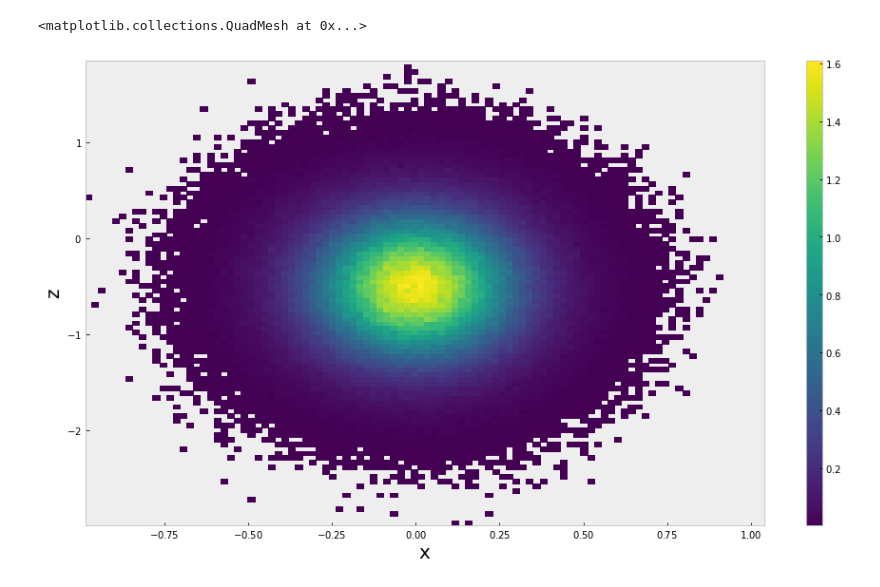
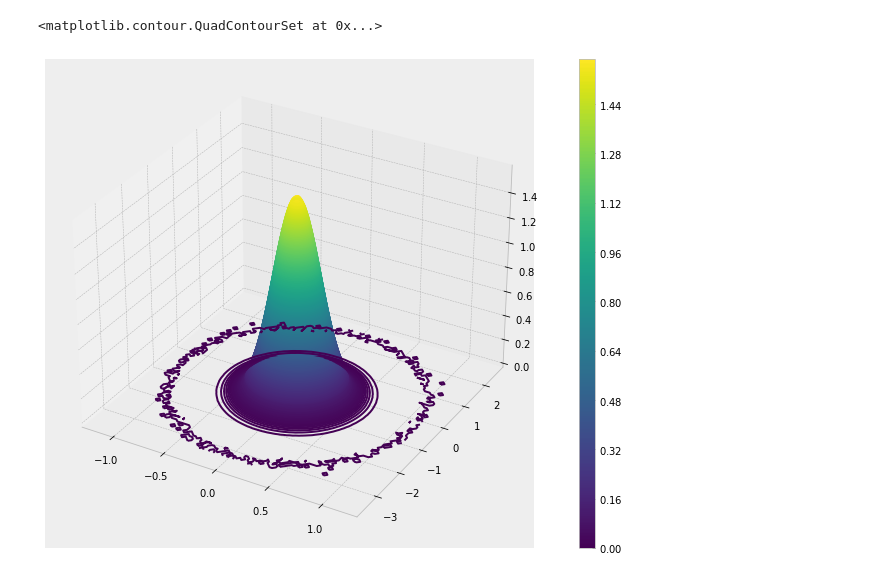
Before and after one commit to tylern4/nicks_plot_utils, a Jupyter notebook: Examples/Example_Hist2D.ipynb, the cells around one changed output. Saved outputs shown, nothing was run; the diff lists cells and outputs as text; code cells hidden in the pictures.

```diff
--- a/Examples/Example_Hist2D.ipynb
+++ b/Examples/Example_Hist2D.ipynb
@@ -8,7 +8,7 @@ from lmfit.models import *
 # %%
 mu = 0.0
 sigma = 0.2
-num = 1_000_000
+num = 1_000_000_000
 
 data = pd.DataFrame({'x' : np.random.normal(mu, sigma, num),
                      'y' : np.random.normal(mu+0.2, sigma, num),
@@ -45,7 +45,6 @@ Correlations (unreported correlations are < 0.100)
 # %%
 testHist = Hist2D(data.x, data.z)
-testHist.plot(zeros=False)
-#testHist.fitGausian(label=True)
+testHist.plot3D(zeros=True)
 # %% [output]
-<matplotlib.collections.QuadMesh at 0x...>
+<matplotlib.contour.QuadContourSet at 0x...>
-[figure, old version]
+[figure, new version]
```
Also changed, not shown: parts of 1 cell of this notebook, 6 other files.
